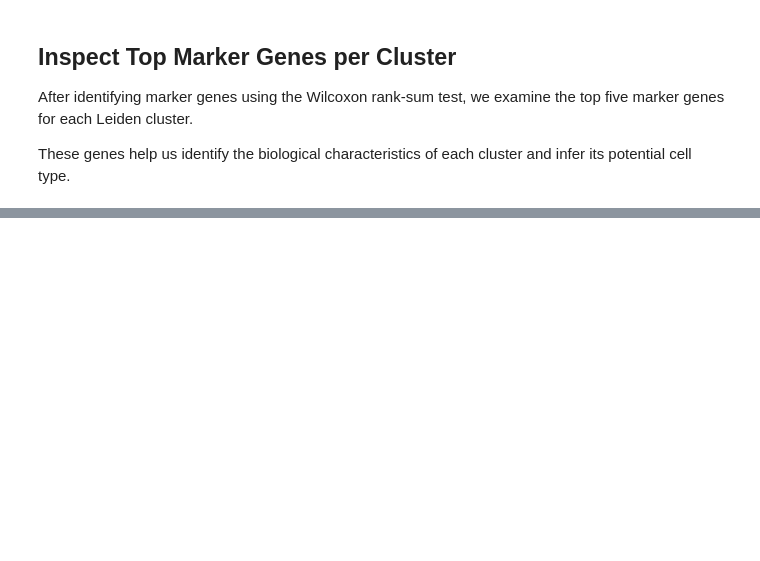
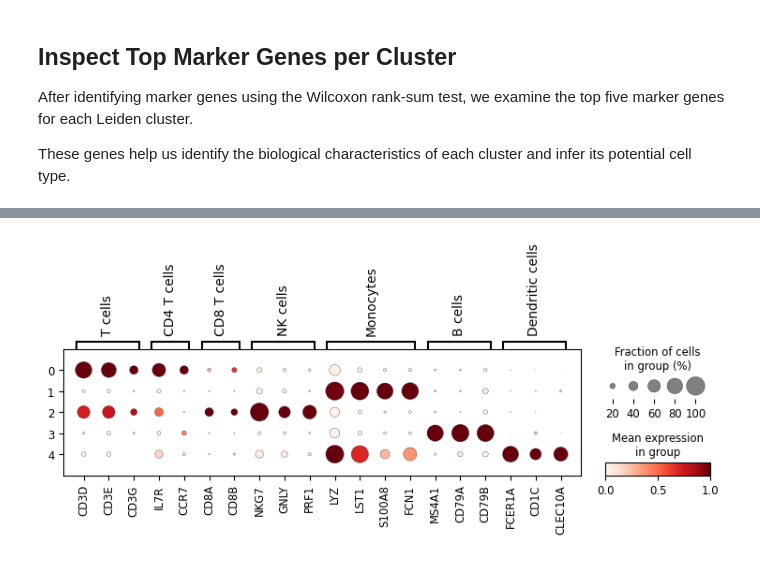
Before and after one commit to saharmansourirad/pbmc3k-scRNA-seq-analysis, a Jupyter notebook: notebooks/02_scRNA_seq_Clustering_and_Cell_Type_Annotation.ipynb, the cells around one changed output, grey strips where cells are left out. Saved outputs shown, nothing was run; the diff lists cells and outputs as text; code cells hidden in the pictures; blank space fills up the shorter version.

Commit message:
Add marker gene inspection and cell-type validation

```diff
--- a/notebooks/02_scRNA_seq_Clustering_and_Cell_Type_Annotation.ipynb
+++ b/notebooks/02_scRNA_seq_Clustering_and_Cell_Type_Annotation.ipynb
@@ -664,0 +724,27 @@ These genes help us identify the biological characteristics of each cluster and
+# %%
+marker_validation = {
+    "T cells": ["CD3D", "CD3E", "CD3G"],
+    "CD4 T cells": ["IL7R", "CCR7"],
+    "CD8 T cells": ["CD8A", "CD8B"],
+    "NK cells": ["NKG7", "GNLY", "PRF1"],
+    "Monocytes": ["LYZ", "LST1", "S100A8", "FCN1"],
+    "B cells": ["MS4A1", "CD79A", "CD79B"],
+    "Dendritic cells": ["FCER1A", "CD1C", "CLEC10A"]
+}
+
+available_markers = {
+    cell_type: [
+        gene for gene in genes
+        if gene in adata.var_names
+    ]
+    for cell_type, genes in marker_validation.items()
+}
+
+sc.pl.dotplot(
+    adata,
+    available_markers,
+    groupby="leiden",
+    standard_scale="var"
+)
+# %% [output]
+[figure, added]
```
Also changed, not shown: parts of 22 cells of this notebook.
